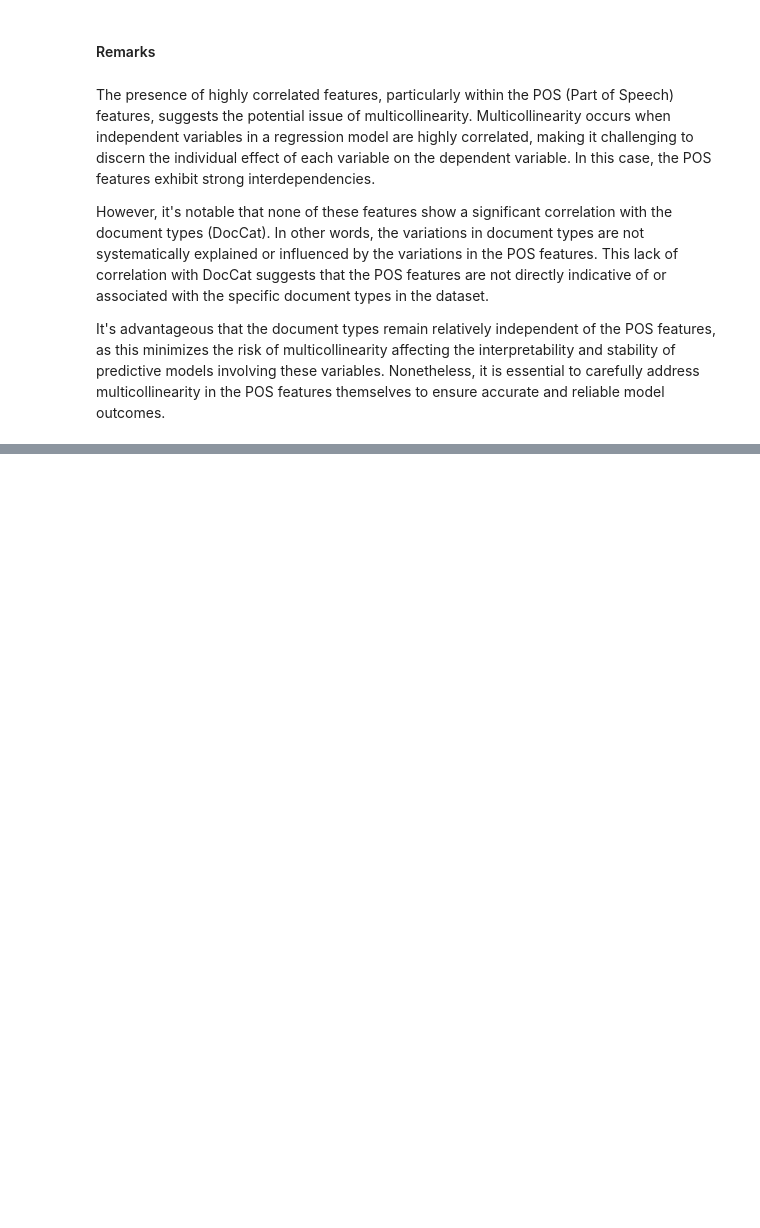
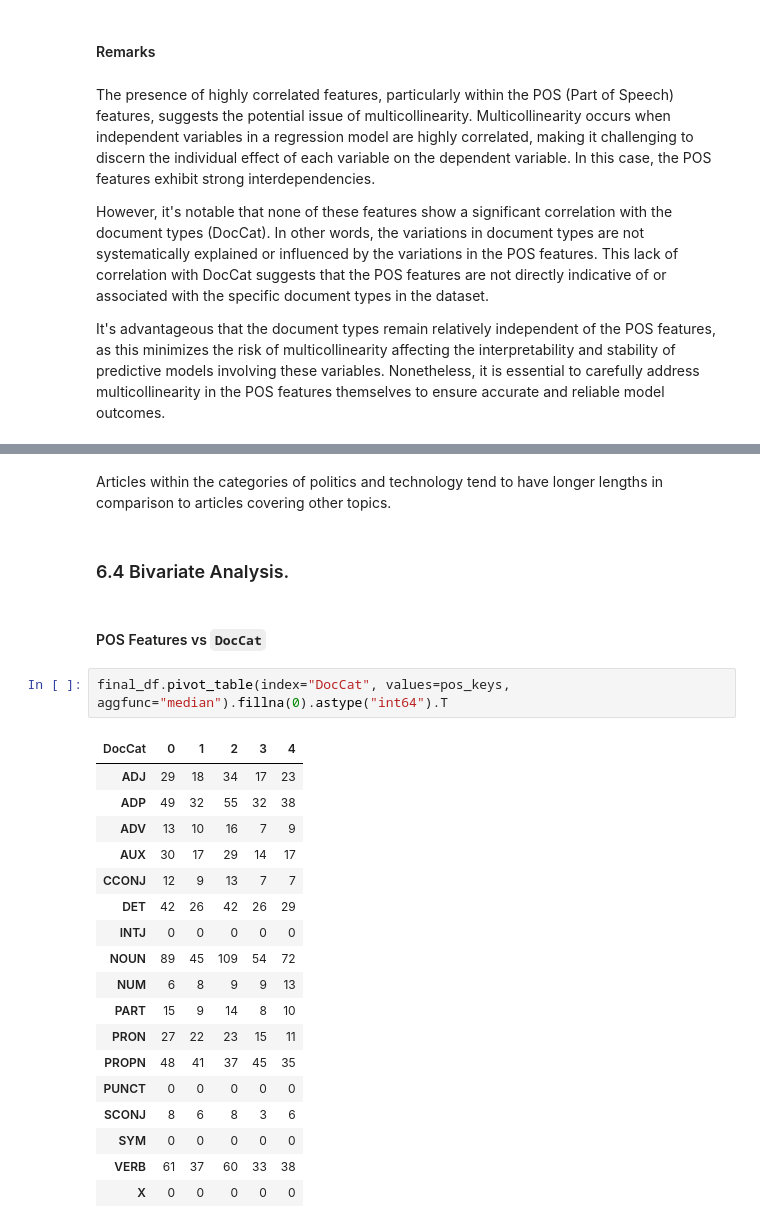
Before and after one commit to diaconumadalina/BBC-Text-classification, a Jupyter notebook: bbc-text-classification-1-text-preprocessing.ipynb, the cells around one changed output, grey strips where cells are left out. Saved outputs shown, nothing was run; the diff lists cells and outputs as text; blank space fills up the shorter version.

```diff
--- a/bbc-text-classification-1-text-preprocessing.ipynb
+++ b/bbc-text-classification-1-text-preprocessing.ipynb
@@ -827,0 +843,27 @@ final_df
+# %% [markdown]
+Articles within the categories of politics and technology tend to have longer lengths in comparison to articles covering other topics.
+# %% [markdown]
+### 6.4 Bivariate Analysis.
+# %% [markdown]
+#### POS Features vs `DocCat`
+# %%
+final_df.pivot_table(index="DocCat", values=pos_keys, aggfunc="median").fillna(0).astype("int64").T
+# %% [output]
+| DocCat | 0 | 1 | 2 | 3 | 4 |
+| ADJ | 29 | 18 | 34 | 17 | 23 |
+| ADP | 49 | 32 | 55 | 32 | 38 |
+| ADV | 13 | 10 | 16 | 7 | 9 |
+| AUX | 30 | 17 | 29 | 14 | 17 |
+| CCONJ | 12 | 9 | 13 | 7 | 7 |
+| DET | 42 | 26 | 42 | 26 | 29 |
+| INTJ | 0 | 0 | 0 | 0 | 0 |
+| NOUN | 89 | 45 | 109 | 54 | 72 |
+| NUM | 6 | 8 | 9 | 9 | 13 |
+| PART | 15 | 9 | 14 | 8 | 10 |
+| PRON | 27 | 22 | 23 | 15 | 11 |
+| PROPN | 48 | 41 | 37 | 45 | 35 |
+| PUNCT | 0 | 0 | 0 | 0 | 0 |
+| SCONJ | 8 | 6 | 8 | 3 | 6 |
+| SYM | 0 | 0 | 0 | 0 | 0 |
+| VERB | 61 | 37 | 60 | 33 | 38 |
+| X | 0 | 0 | 0 | 0 | 0 |
```
Also changed, not shown: parts of 8 cells of this notebook.
